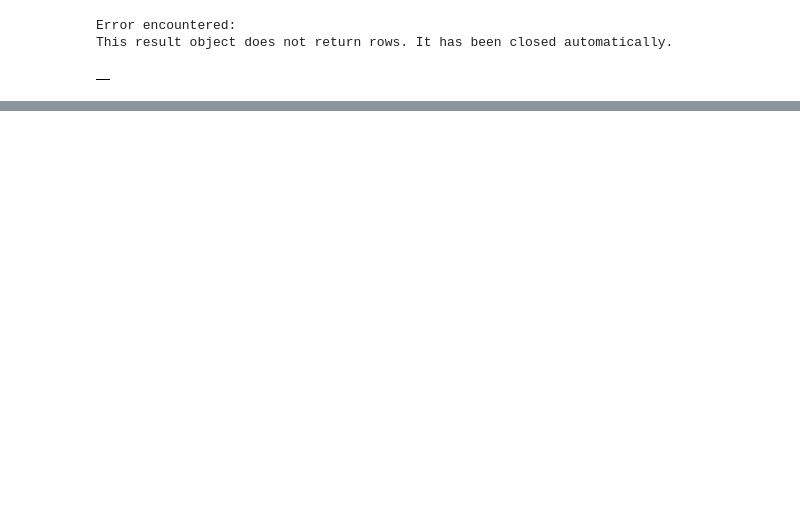
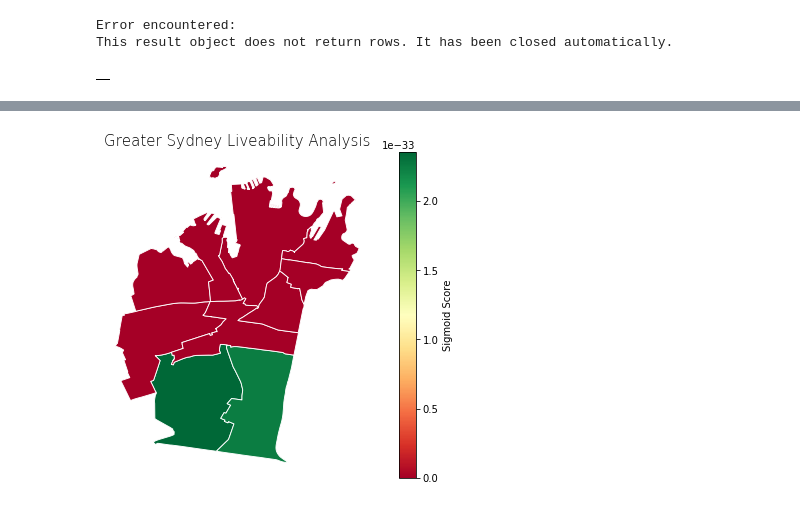
Before and after one commit to PratulSR/Sydney-Liveability-Analysis, a Jupyter notebook: Demo Notebook.ipynb, the cells around one changed output, grey strips where cells are left out. Saved outputs shown, nothing was run; the diff lists cells and outputs as text; code cells hidden in the pictures; blank space fills up the shorter version.

```diff
--- a/Demo Notebook.ipynb
+++ b/Demo Notebook.ipynb
@@ -714,0 +528,89 @@ query(conn, sql)
+# %%
+# TASK-3
+
+# task3_database = merged2[merged2['SA3_NAME16']=='Sydney Inner City']
+# task3_database
+
+sql="""
+DROP TABLE IF EXISTS Lights_database;
+CREATE TABLE Lights_database AS
+
+WITH Lights_data AS
+(SELECT avg(q1) AS mean,
+stddev(q1) AS sd
+FROM (SELECT COUNT(*) as q1 FROM
+    task3_data t, lights l
+    where "SA3_NAME16"='Sydney Inner City'
+    AND ST_Contains(t.geom,l.geom)
+    GROUP BY "SA2_NAME16" ) a)
+
+SELECT t."SA2_NAME16",(abs(COUNT(*)-AVG(ld.mean))/AVG(ld.sd)) AS lz
+FROM task3_data t, lights l, lights_data ld
+where "SA3_NAME16"='Sydney Inner City'
+AND ST_Contains(t.geom,l.geom)
+GROUP BY "SA2_NAME16"
+;
+"""
+query(conn,sql)
+sql="""
+DROP TABLE IF EXISTS Playgrounds_database;
+CREATE TABLE Playgrounds_database AS
+
+WITH Playgrounds_data AS
+(SELECT avg(q2) AS mean,
+stddev(q2) AS sd
+FROM (SELECT COUNT(*) as q2 FROM
+    task3_data t, Playgrounds p
+    where "SA3_NAME16"='Sydney Inner City'
+    AND ST_Contains(t.geom,p.geom)
+    GROUP BY "SA2_NAME16" ) a)
+
+SELECT t."SA2_NAME16",(abs(COUNT(*)-AVG(pd.mean))/AVG(pd.sd)) AS pz
+FROM task3_data t, playgrounds p, playgrounds_data pd
+where "SA3_NAME16"='Sydney Inner City'
+AND ST_Contains(t.geom,p.geom)
+GROUP BY "SA2_NAME16"
+;
+"""
+query(conn,sql)
+# query(conn,"SELECT * FROM Playgrounds_database")
+# query(conn,"SELECT * FROM Lights_database")
+
+sql="""
+DROP TABLE IF EXISTS task3_results;
+CREATE TABLE task3_results AS
+
+SELECT
+t."SA2_NAME16",
+1/(1+(exp(-((hz)+(rz)+(az)-(cz)+(sz)+(lz)+(pz))))) AS Sigmoid,
+t.geom
+
+FROM
+task3_data t, lights_database l, playgrounds_database p
+WHERE t."SA2_NAME16"=l."SA2_NAME16"
+AND p."SA2_NAME16"=l."SA2_NAME16"
+ORDER BY Sigmoid desc
+"""
+
+# Correctly printing the Coloured Map
+query(conn,sql)
+results_task3 = query(conn,"SELECT * FROM task3_results")
+gdf_task3 = gpd.GeoDataFrame(results_task3)
+# sa2_areas = gpd.read_file('SA2_2016_AUST/SA2_2016_AUST.shp')
+merged_task3 = gdf_task3.set_index('SA2_NAME16').join(sa2_data_og.set_index('SA2_NAME16'))
+merged_task3
+# merged2 = pd.concat([merged, gdf4], axis=0)
+# merged2
+fig, ax = plt.subplots(1, figsize=(10, 6))
+ax.axis('off')
+ax.set_title('Greater Sydney Liveability Analysis', fontdict={'fontsize': '15', 'fontweight' : '3'})
+
+merged_task3.plot(column='sigmoid',
+            cmap='RdYlGn',
+            linewidth=0.9,
+            ax=ax,
+            edgecolor='1',
+            legend=True,
+            legend_kwds={"label": "Sigmoid Score"},
+            missing_kwds={"color": "lightgrey"})
+# %% [output]
@@ -714,0 +624 @@ query(conn, sql)
+[figure, added]
```
Also changed, not shown: parts of 28 cells of this notebook.
